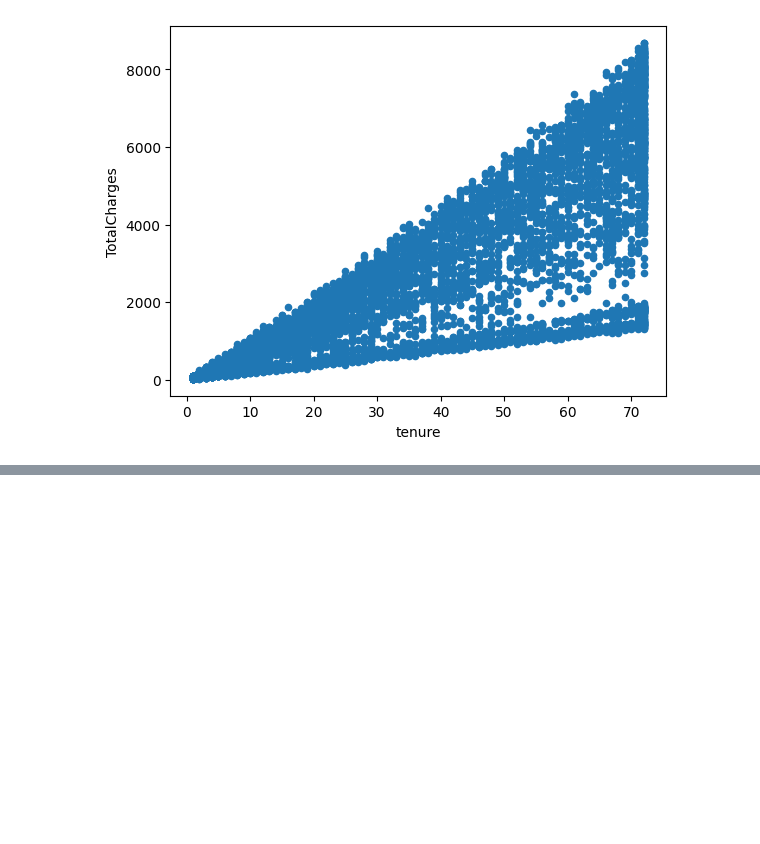
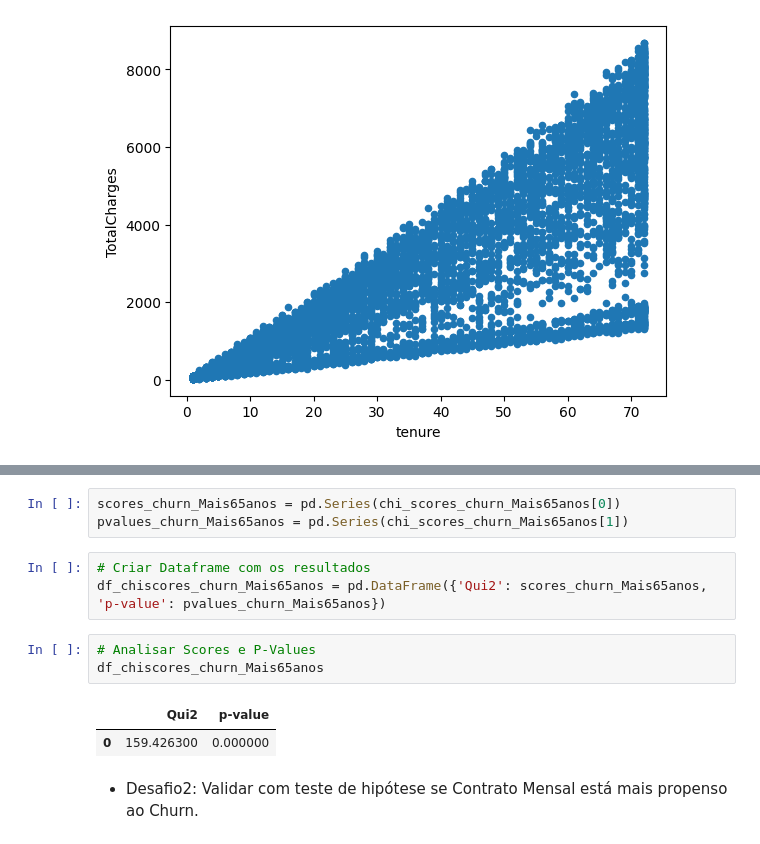
Before and after one commit to Henryque02/machine_learnig, a Jupyter notebook: eda/eda_churn.ipynb, the cells around one changed output, grey strips where cells are left out. Drawn from its saved outputs; the diff is of its cells as text; blank space fills up the shorter version.

```diff
--- a/eda/eda_churn.ipynb
+++ b/eda/eda_churn.ipynb
@@ -883,0 +906,14 @@ df_churn.plot.scatter(x='tenure',y='TotalCharges')
+# %%
+scores_churn_Mais65anos = pd.Series(chi_scores_churn_Mais65anos[0])
+pvalues_churn_Mais65anos = pd.Series(chi_scores_churn_Mais65anos[1])
+# %%
+# Criar Dataframe com os resultados
+df_chiscores_churn_Mais65anos = pd.DataFrame({'Qui2': scores_churn_Mais65anos, 'p-value': pvalues_churn_Mais65anos})
+# %%
+# Analisar Scores e P-Values
+df_chiscores_churn_Mais65anos
+# %% [output]
+|  | Qui2 | p-value |
+| 0 | 159.426300 | 0.000000 |
+# %% [markdown]
+- Desafio2: Validar com teste de hipótese se Contrato Mensal está mais propenso ao Churn.
```
Also changed, not shown: parts of 9 cells of this notebook, 2 other files.
